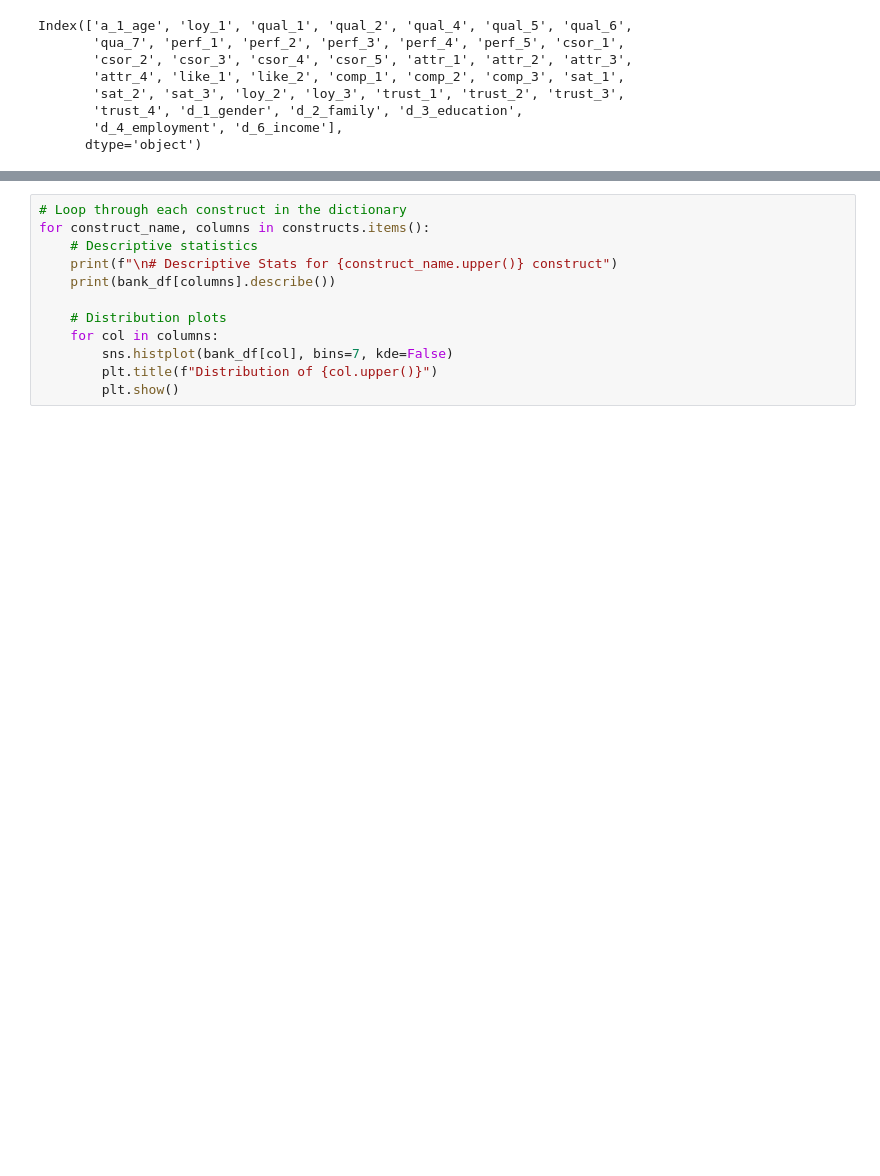
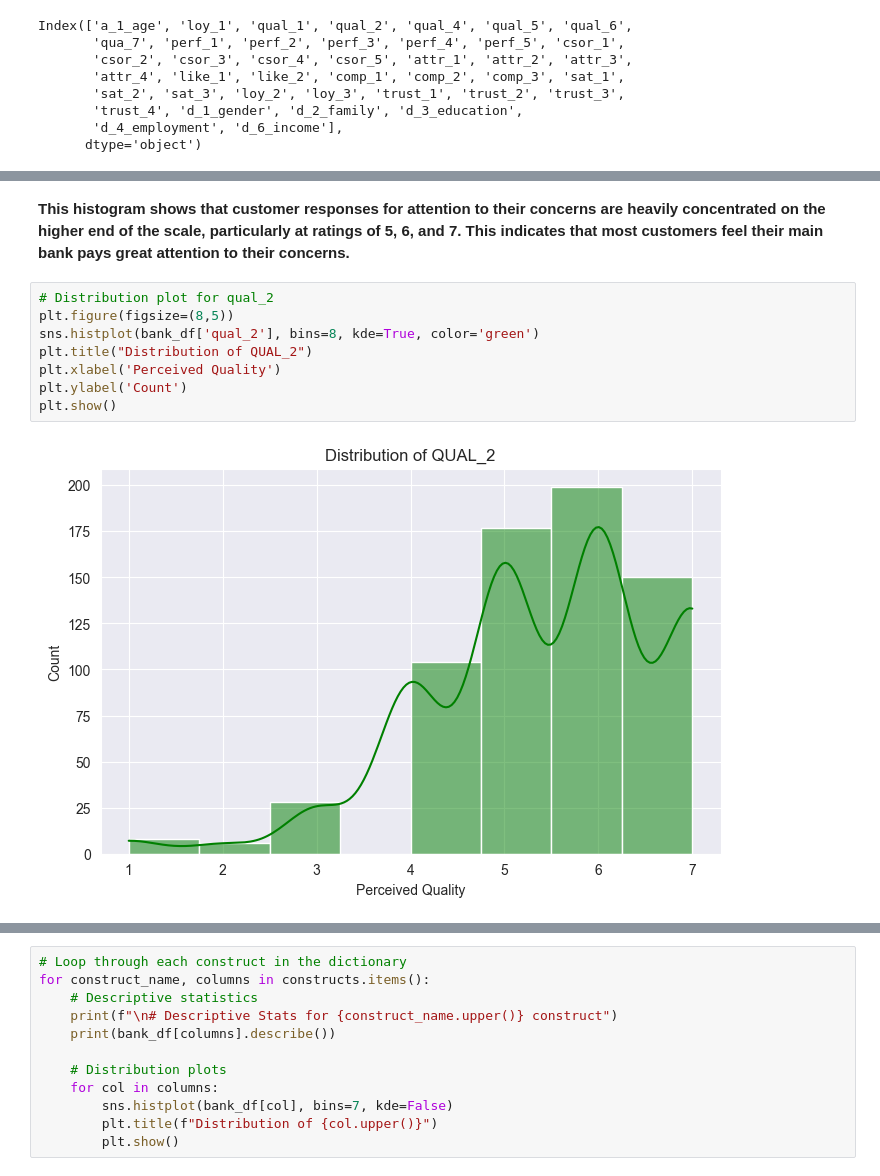
Before and after one commit to Emigbanam/Bank-customer-survey-eda, a Jupyter notebook: Bank Customer Survey - EDA.ipynb, the cells around one changed output, grey strips where cells are left out. Drawn from its saved outputs; the diff is of its cells as text; blank space fills up the shorter version.

```diff
--- a/Bank Customer Survey - EDA.ipynb
+++ b/Bank Customer Survey - EDA.ipynb
@@ -396,0 +432,12 @@ Index(['a_1_age', 'loy_1', 'qual_1', 'qual_2', 'qual_4', 'qual_5', 'qual_6',
+# %% [markdown]
+**This histogram shows that customer responses for attention to their concerns are heavily concentrated on the higher end of the scale, particularly at ratings of 5, 6, and 7. This indicates that most customers feel their main bank pays great attention to their concerns.**
+# %%
+# Distribution plot for qual_2
+plt.figure(figsize=(8,5))
+sns.histplot(bank_df['qual_2'], bins=8, kde=True, color='green')
+plt.title("Distribution of QUAL_2")
+plt.xlabel('Perceived Quality')
+plt.ylabel('Count')
+plt.show()
+# %% [output]
+[figure, added]
```
Also changed, not shown: parts of 4 cells of this notebook.
